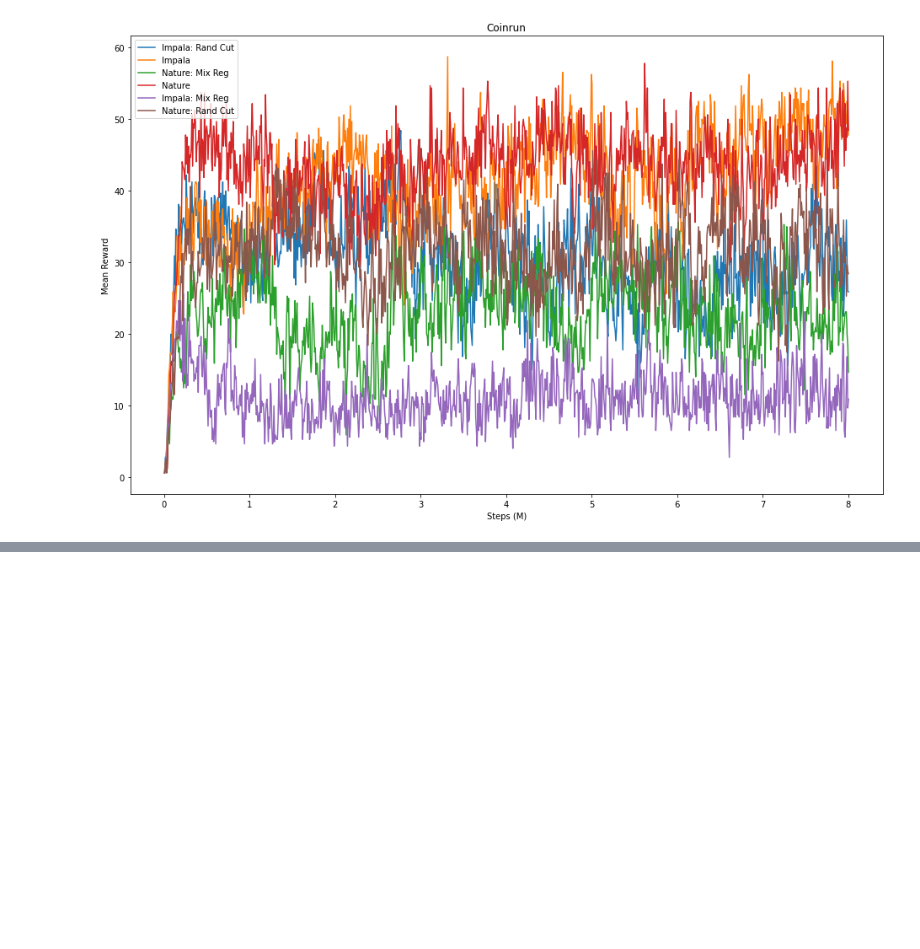
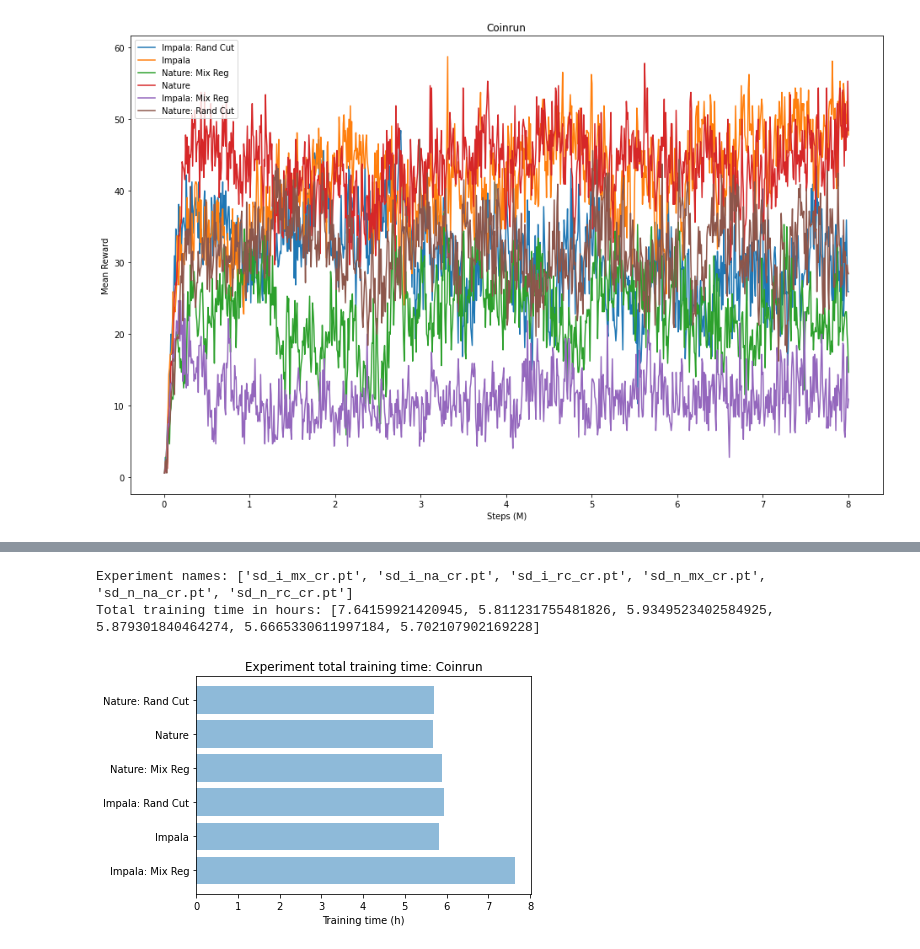
Before and after one commit to hlynurarni/Deep_learning_02456_FProject, a Jupyter notebook: Notebook/Visualizing_train_and_test_performance.ipynb, the cells around one changed output, grey strips where cells are left out. Saved outputs shown, nothing was run; the diff lists cells and outputs as text; code cells hidden in the pictures; blank space fills up the shorter version.

```diff
--- a/Notebook/Visualizing_train_and_test_performance.ipynb
+++ b/Notebook/Visualizing_train_and_test_performance.ipynb
@@ -98,0 +105,6 @@ plt.show()
+# %%
+plot_training_time('Coinrun')
+# %% [output]
+Experiment names: ['sd_i_mx_cr.pt', 'sd_i_na_cr.pt', 'sd_i_rc_cr.pt', 'sd_n_mx_cr.pt', 'sd_n_na_cr.pt', 'sd_n_rc_cr.pt']
+Total training time in hours: [7.64159921420945, 5.811231755481826, 5.9349523402584925, 5.879301840464274, 5.6665330611997184, 5.702107902169228]
+[figure, added]
```
Also changed, not shown: parts of 7 cells of this notebook.
